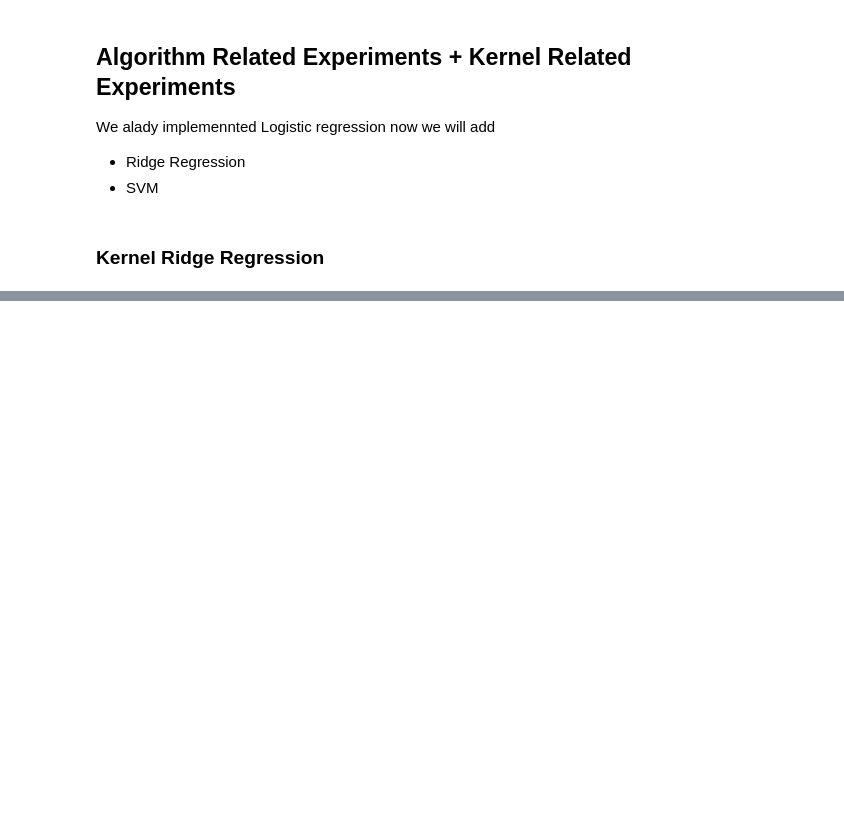
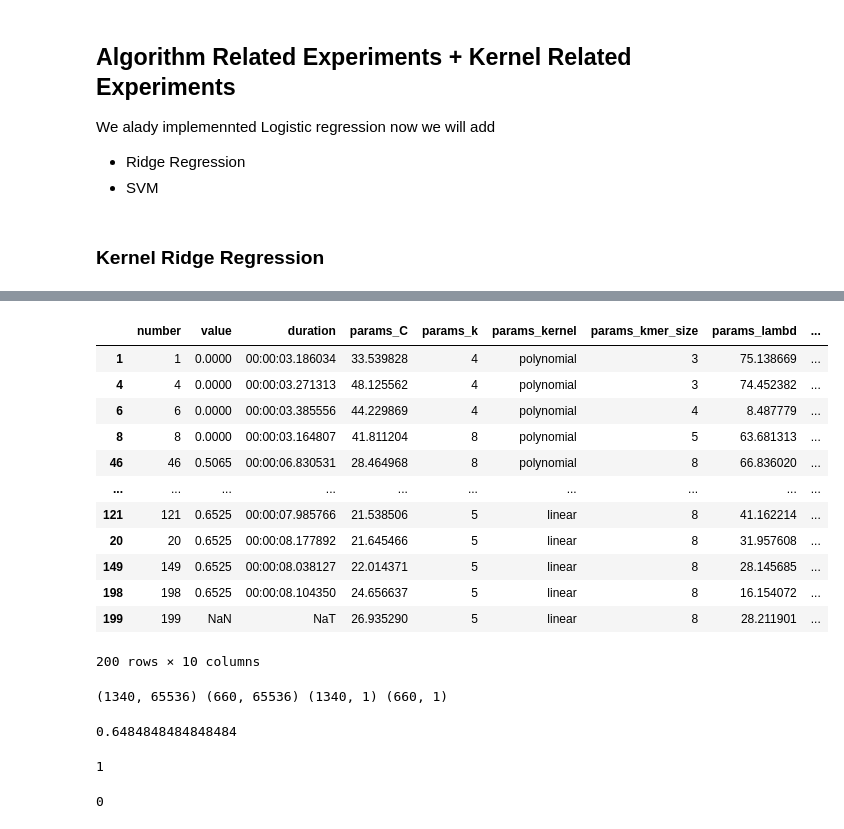
Before and after one commit to IsraelAbebe/kernel-ammi-kaggle-Team-IS, a Jupyter notebook: final.ipynb, the cells around one changed output, grey strips where cells are left out. Saved outputs shown, nothing was run; the diff lists cells and outputs as text; code cells hidden in the pictures; blank space fills up the shorter version.

```diff
--- a/final.ipynb
+++ b/final.ipynb
@@ -511,0 +653,33 @@ Progress bar is experimental (supported from v1.2.0). The interface can change i
+# %%
+df = study.trials_dataframe().drop(['state','datetime_start','datetime_complete'], axis=1)
+df.sort_values(by=['value'])
+# %% [output]
+|  | number | value | duration | params_C | params_k | params_kernel | params_kmer_size | params_lambd | ... |
+| 1 | 1 | 0.0000 | 00:00:03.186034 | 33.539828 | 4 | polynomial | 3 | 75.138669 | ... |
+| 4 | 4 | 0.0000 | 00:00:03.271313 | 48.125562 | 4 | polynomial | 3 | 74.452382 | ... |
+| 6 | 6 | 0.0000 | 00:00:03.385556 | 44.229869 | 4 | polynomial | 4 | 8.487779 | ... |
+| 8 | 8 | 0.0000 | 00:00:03.164807 | 41.811204 | 8 | polynomial | 5 | 63.681313 | ... |
+| 46 | 46 | 0.5065 | 00:00:06.830531 | 28.464968 | 8 | polynomial | 8 | 66.836020 | ... |
+| ... | ... | ... | ... | ... | ... | ... | ... | ... | ... |
+| 121 | 121 | 0.6525 | 00:00:07.985766 | 21.538506 | 5 | linear | 8 | 41.162214 | ... |
+| 20 | 20 | 0.6525 | 00:00:08.177892 | 21.645466 | 5 | linear | 8 | 31.957608 | ... |
+| 149 | 149 | 0.6525 | 00:00:08.038127 | 22.014371 | 5 | linear | 8 | 28.145685 | ... |
+| 198 | 198 | 0.6525 | 00:00:08.104350 | 24.656637 | 5 | linear | 8 | 16.154072 | ... |
+| 199 | 199 | NaN | NaT | 26.935290 | 5 | linear | 8 | 28.211901 | ... |
+200 rows × 10 columns
+# %%
+
+X_train, X_test, y_train, y_test  = get_train_test(get_data(8)[:2000,:],get_label(type=-1).reshape(-1,1),p=0.33)
+
+
+kernel = 'linear'
+power = 4
+sigma = 0.00000001
+C = 2
+model = KernelSVM(C=C, kernel=kernel, sigma=sigma, power=power)
+y_pred = model.fit(X_train, y_train.flatten()).predict(X_test)
+
+sum(y_pred.flatten()==y_test.flatten())/len(y_test.flatten())
+# %% [output]
+(1340, 65536) (660, 65536) (1340, 1) (660, 1)
+0.6484848484848484
@@ -511,0 +695,21 @@ Progress bar is experimental (supported from v1.2.0). The interface can change i
+# %%
+s = "ATTTAGCCACA"
+t = "TTTAGGCCGAT"
+string_kernel(s, t, k=3, delta=0)
+# %% [output]
+1
+# %%
+def miss(s, t):
+    """ Count the number of mismatches between two strings."""
+    return sum((si != sj for si, sj in zip(s, t)))
+
+def string_kernel_mismatch(s, t, k=10, delta=1, m=1):
+    """ String kernel with displacement and mismatches. """
+    L = len(s)
+    return sum(((miss(s[i:i + k], t[d + i:d + i + k]) <= m)
+                for i, d in it.product(range(L - k + 1), range(-delta, delta + 1))
+                if i + d + k <= L and i + d >= 0))
+
+string_kernel_mismatch(s,t)
+# %% [output]
+0
```
Also changed, not shown: parts of 12 cells of this notebook, 1 other file.
